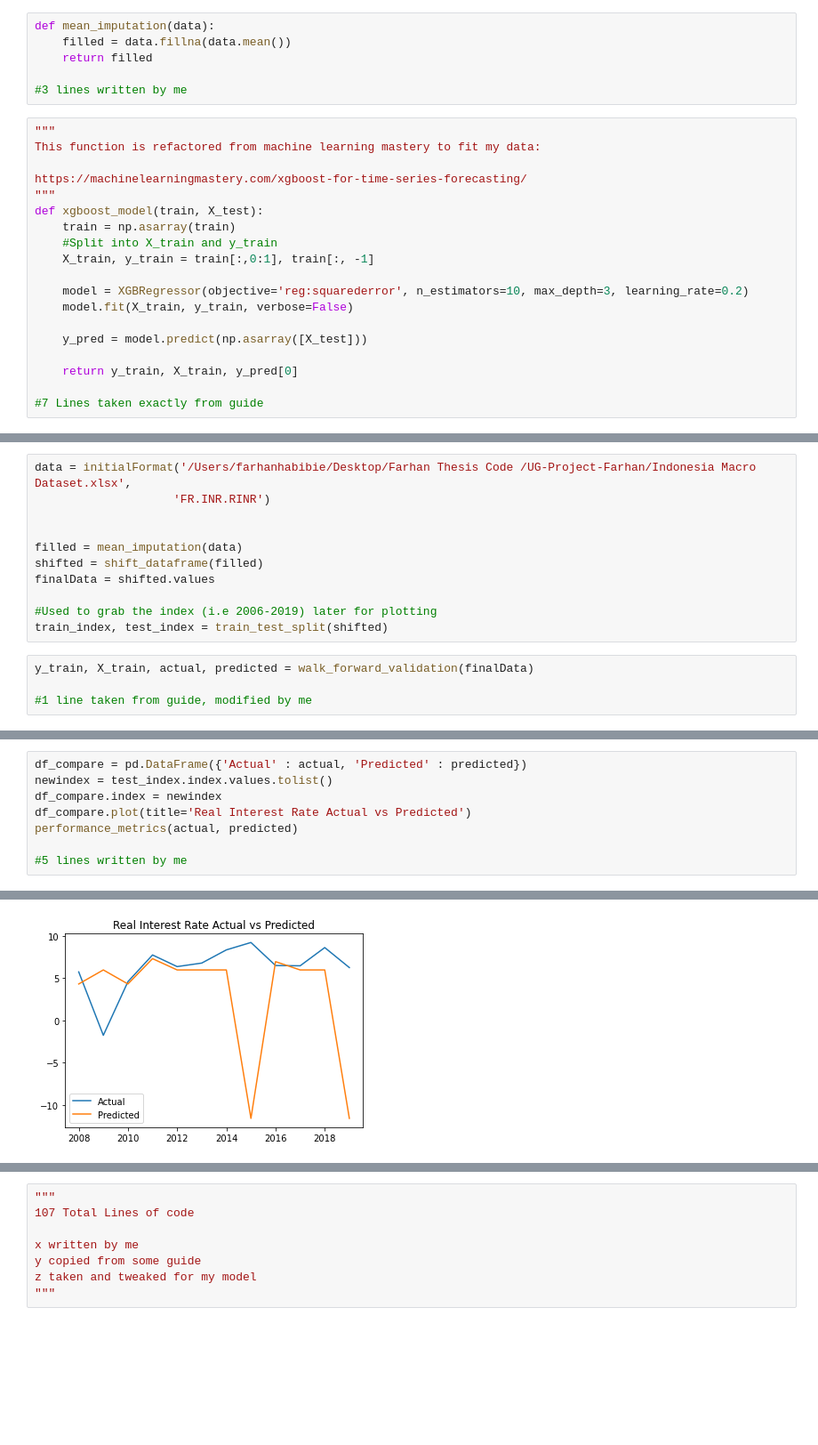
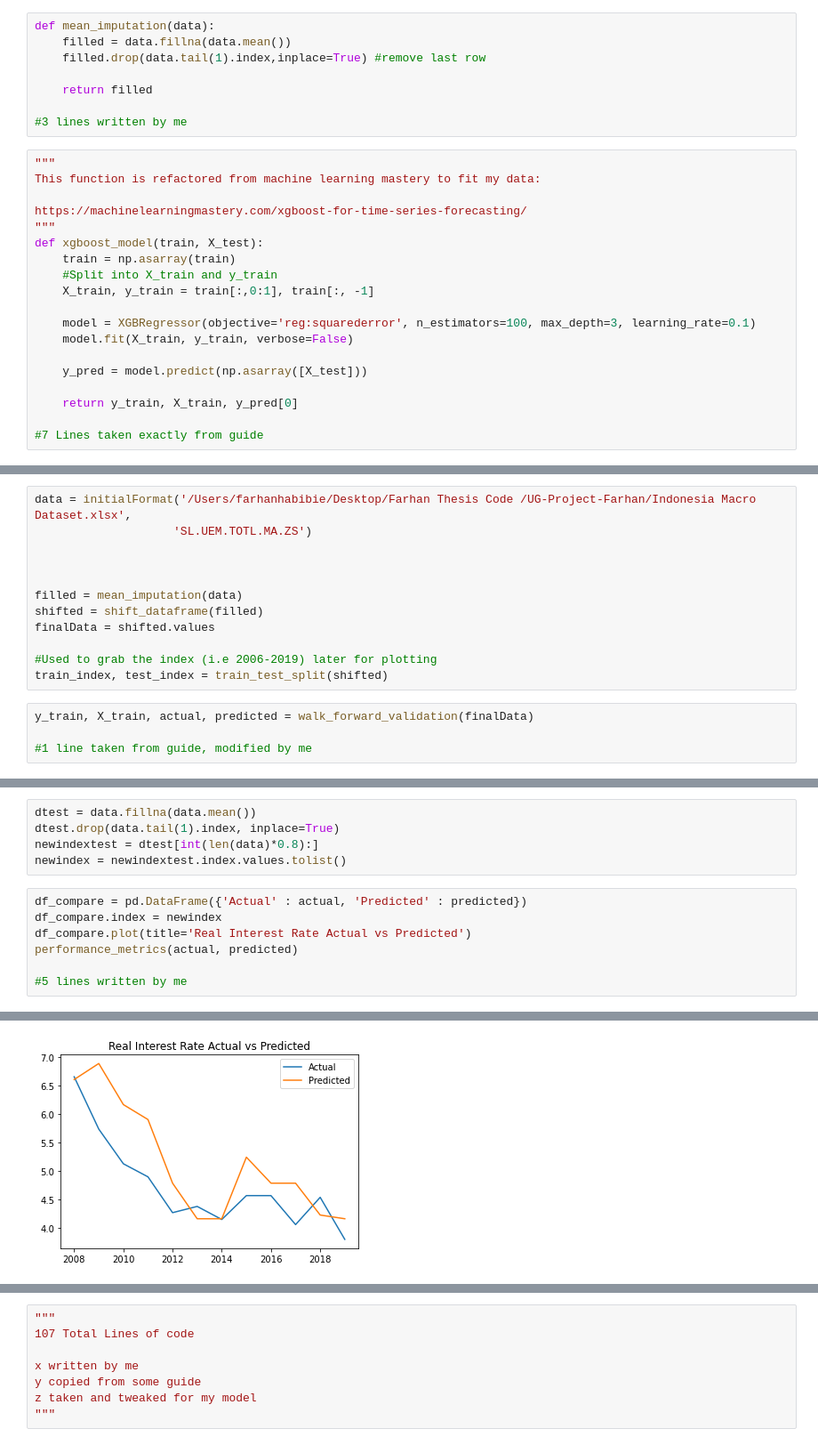
Before and after one commit to FarhanHabibie/UG-Project-Farhan, a Jupyter notebook: XGBoost Forecasts/Univariate Forecast Final XGBoost.ipynb, the cells around one changed output, grey strips where cells are left out. Shown: that part at 89% size. Cells and saved outputs as stored; diff of their text form; blank space fills up the shorter version.

```diff
--- a/XGBoost Forecasts/Univariate Forecast Final XGBoost.ipynb
+++ b/XGBoost Forecasts/Univariate Forecast Final XGBoost.ipynb
@@ -75,6 +75,8 @@ def train_test_split(data):
 # %%
 def mean_imputation(data):
     filled = data.fillna(data.mean())
+    filled.drop(data.tail(1).index,inplace=True) #remove last row
+
     return filled
 
 #3 lines written by me
@@ -89,7 +91,7 @@ def xgboost_model(train, X_test):
     #Split into X_train and y_train
     X_train, y_train = train[:,0:1], train[:, -1]
 
-    model = XGBRegressor(objective='reg:squarederror', n_estimators=10, max_depth=3, learning_rate=0.2)
+    model = XGBRegressor(objective='reg:squarederror', n_estimators=100, max_depth=3, learning_rate=0.1)
     model.fit(X_train, y_train, verbose=False)
 
     y_pred = model.predict(np.asarray([X_test]))
@@ -174,7 +176,8 @@ def performance_metrics(y_test, y_pred):
 #13 lines, 3 from documentation, 1 from github, 9 written by me
 # %%
 data = initialFormat('/Users/farhanhabibie/Desktop/Farhan Thesis Code /UG-Project-Farhan/Indonesia Macro Dataset.xlsx',
-                    'FR.INR.RINR')
+                    'SL.UEM.TOTL.MA.ZS')
+
 
 
 filled = mean_imputation(data)
@@ -198,6 +202,10 @@ time series forecast with XGBoost
+# %%
+dtest = data.fillna(data.mean())
+dtest.drop(data.tail(1).index, inplace=True)
+newindextest = dtest[int(len(data)*0.8):]
+newindex = newindextest.index.values.tolist()
 # %%
 df_compare = pd.DataFrame({'Actual' : actual, 'Predicted' : predicted})
-newindex = test_index.index.values.tolist()
 df_compare.index = newindex
 df_compare.plot(title='Real Interest Rate Actual vs Predicted')
 performance_metrics(actual, predicted)
@@ -213,4 +221,4 @@ Mean of actual:  6.245095246519042
-[figure, old version]
+[figure, new version]
 # %%
 """
 Calc variance
```
Also changed, not shown: parts of 8 cells of this notebook, 3 other files.
